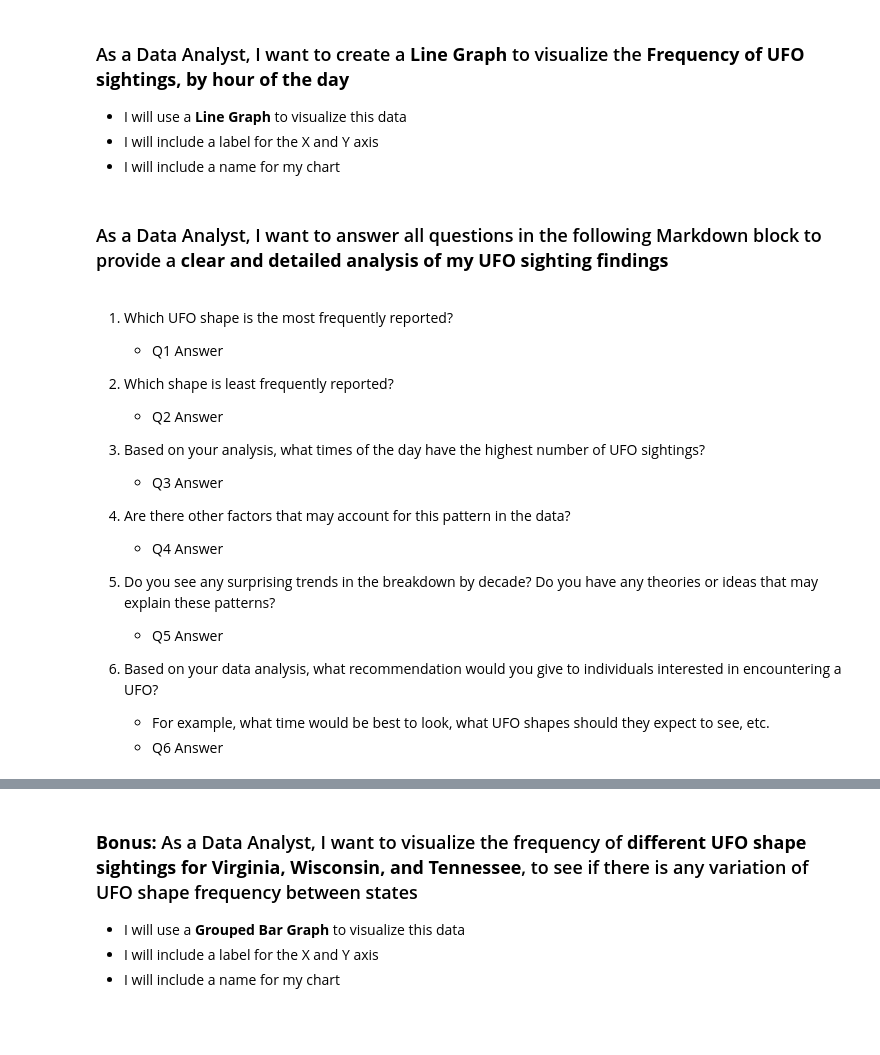
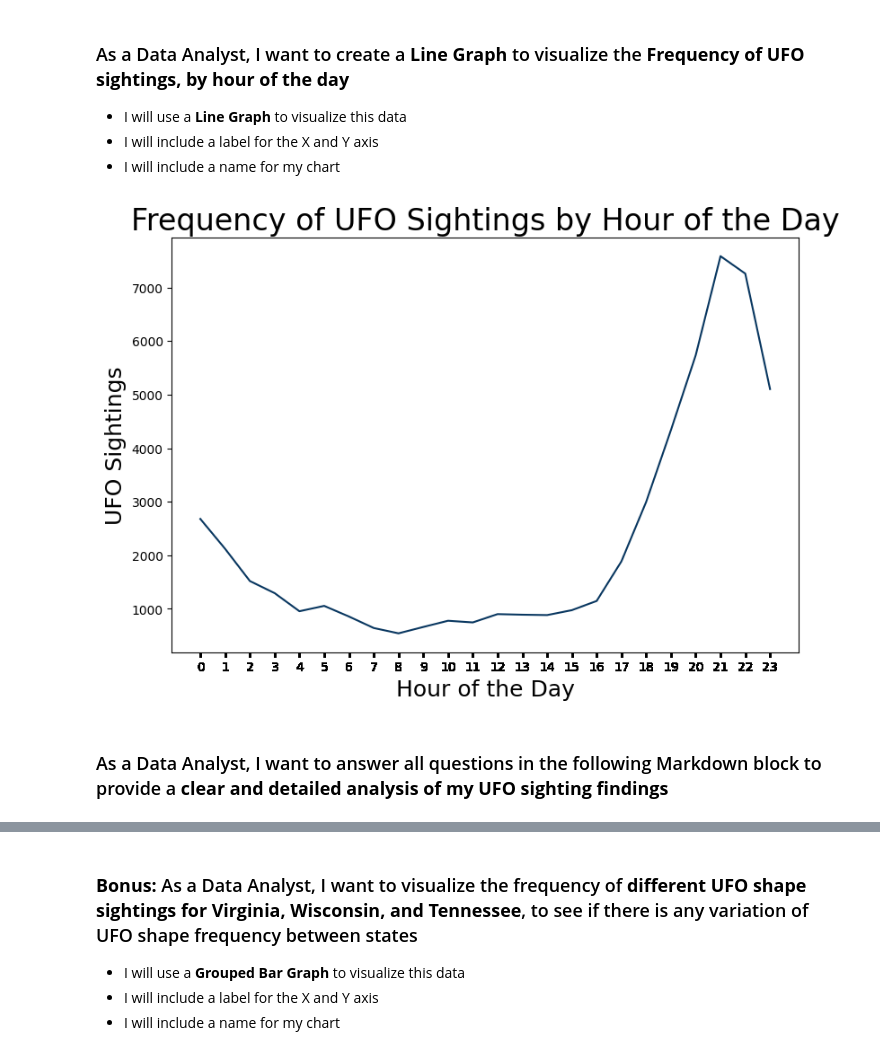
Before and after one commit to ambsthebear/Bears-UFO-Plots, a Jupyter notebook: Pandas_MatPlotLib_User_Stories.ipynb, the cells around one changed output, grey strips where cells are left out. Cells and saved outputs as stored; diff of their text form; code cells hidden in the pictures; blank space fills up the shorter version.

Commit message:
graphs and questions

```diff
--- a/Pandas_MatPlotLib_User_Stories.ipynb
+++ b/Pandas_MatPlotLib_User_Stories.ipynb
@@ -105,24 +105,15 @@ plt.xticks(rotation="horizontal");
 * I will use a **Line Graph** to visualize this data
 * I will include a label for the X and Y axis
 * I will include a name for my chart
+# %%
+clean_ufo_df["Hour"] = clean_ufo_df["Date_Time"].dt.hour
+clean_ufo_df.head()
+clean_ufo_df["Hour"].value_counts().sort_index().plot.line(figsize=(9,6), color="#093760")
+plt.title("Frequency of UFO Sightings by Hour of the Day", fontsize=24)
+plt.xlabel("Hour of the Day", fontsize=18)
+plt.ylabel("UFO Sightings", fontsize=18)
+plt.xticks(clean_ufo_df["Hour"]);
+# %% [output]
+[figure, added]
 # %% [markdown]
 ### As a Data Analyst, I want to answer all questions in the following Markdown block to provide a **clear and detailed analysis of my UFO sighting findings**
-# %% [markdown]
-1. Which UFO shape is the most frequently reported?
-    * Q1 Answer
-
-2. Which shape is least frequently reported?
-    * Q2 Answer
-
-3. Based on your analysis, what times of the day have the highest number of UFO sightings?
-    * Q3 Answer
-
-4. Are there other factors that may account for this pattern in the data?
-    * Q4 Answer
-
-5. Do you see any surprising trends in the breakdown by decade? Do you have any theories or ideas that may explain these patterns?
-    * Q5 Answer
-
-6. Based on your data analysis, what recommendation would you give to individuals interested in encountering a UFO?
-    * For example, what time would be best to look, what UFO shapes should they expect to see, etc.
-    * Q6 Answer
```
Also changed, not shown: parts of 1 cell of this notebook.
